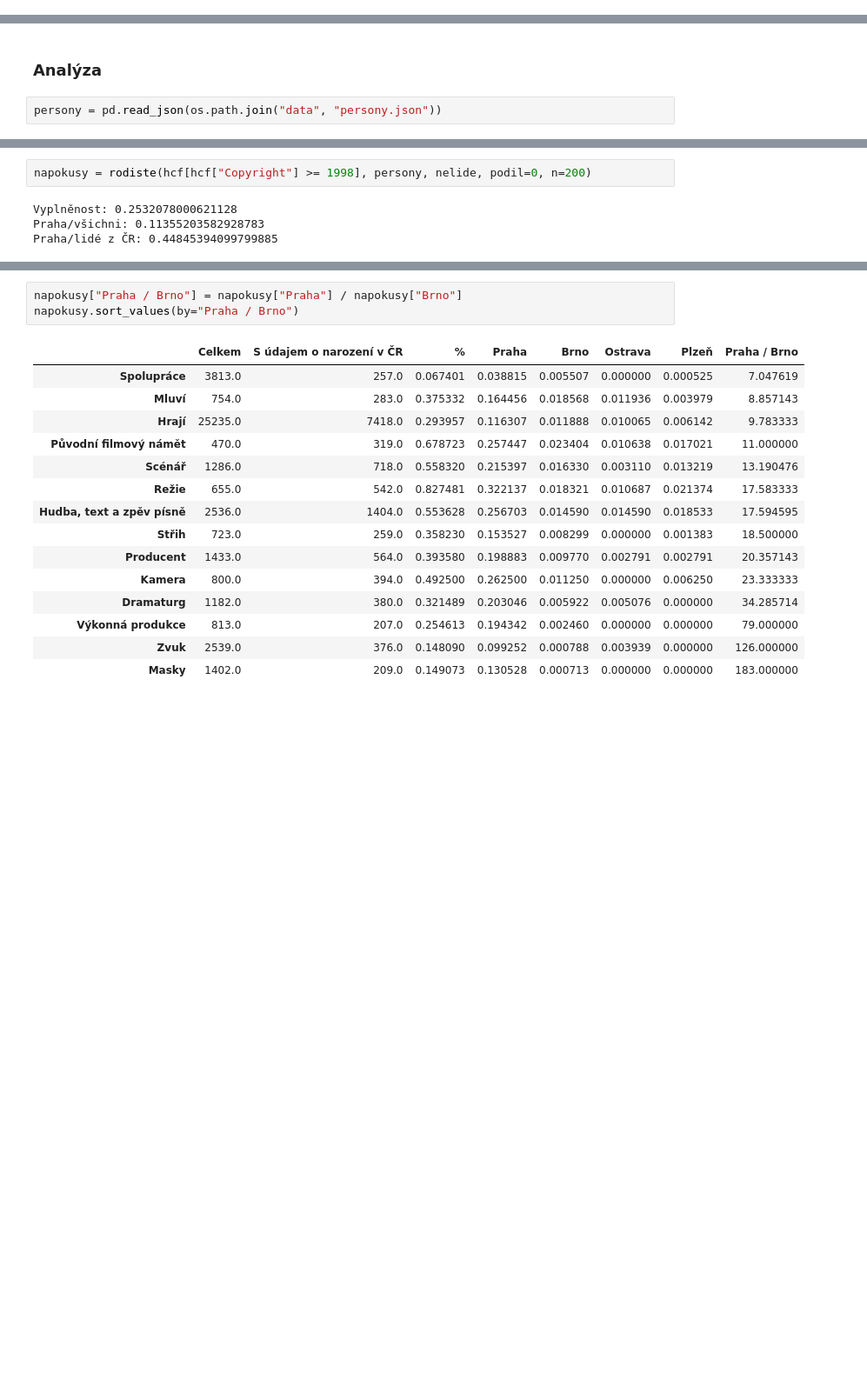
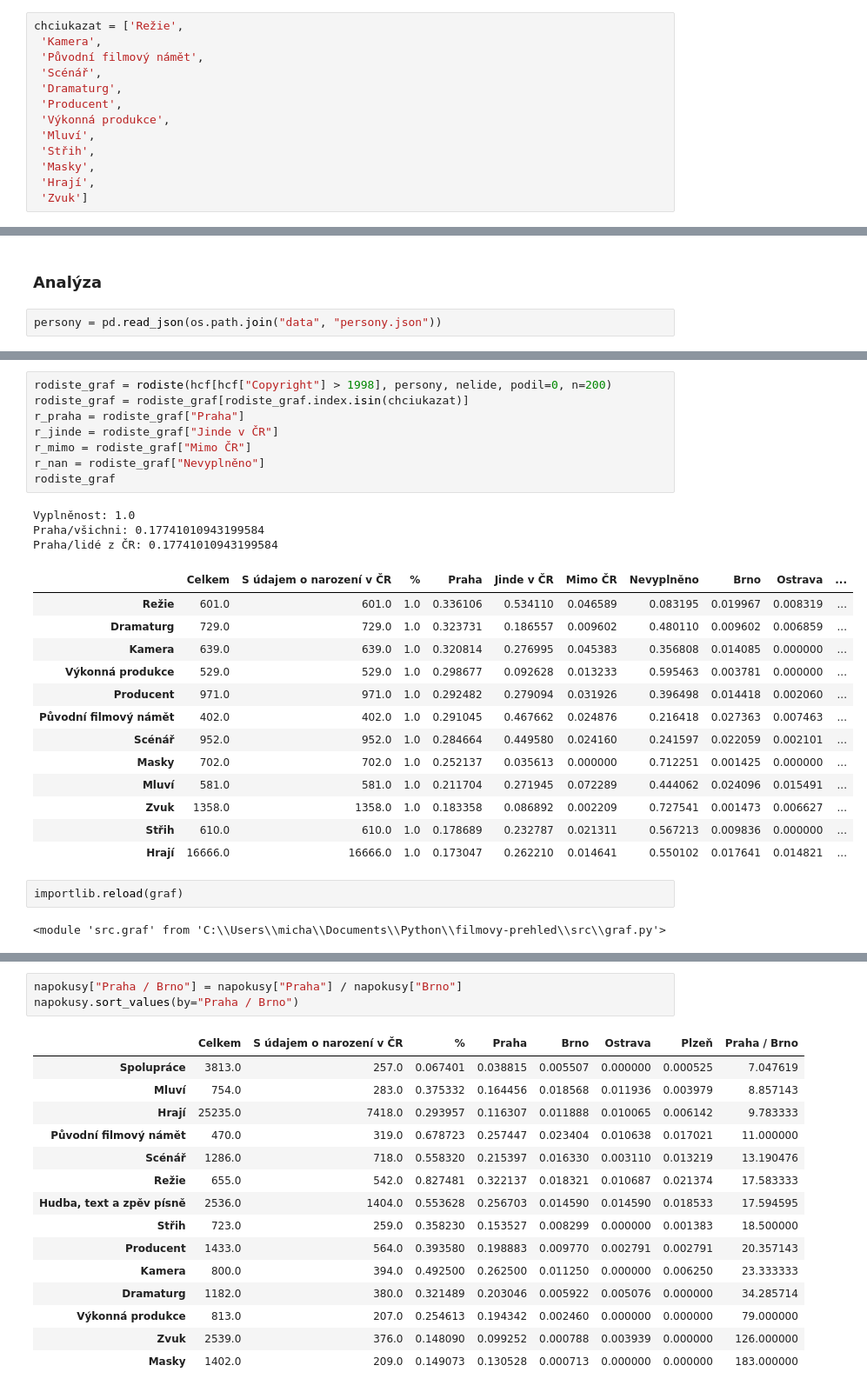
Before and after one commit to DataRozhlas/filmovy-prehled, a Jupyter notebook: 904 demografie a diverzita.ipynb, the cells around one changed output, grey strips where cells are left out. Shown at 87% size. Cells and saved outputs as stored; diff of their text form; blank space fills up the shorter version.

```diff
--- a/904 demografie a diverzita.ipynb
+++ b/904 demografie a diverzita.ipynb
@@ -749,0 +745,13 @@ profesni_pomery(hcf[hcf["Copyright"] >= 1998], fyzicke, prvni=False)
+# %%
+chciukazat = ['Režie',
+ 'Kamera',
+ 'Původní filmový námět',
+ 'Scénář',
+ 'Dramaturg',
+ 'Producent',
+ 'Výkonná produkce',
+ 'Mluví',
+ 'Střih',
+ 'Masky',
+ 'Hrají',
+ 'Zvuk']
@@ -1127,6 +1178,29 @@ Praha/lidé z ČR: 0.44845394099799885
 # %%
-napokusy = rodiste(hcf[hcf["Copyright"] >= 1998], persony, nelide, podil=0, n=200)
+rodiste_graf = rodiste(hcf[hcf["Copyright"] > 1998], persony, nelide, podil=0, n=200)
+rodiste_graf = rodiste_graf[rodiste_graf.index.isin(chciukazat)]
+r_praha = rodiste_graf["Praha"]
+r_jinde = rodiste_graf["Jinde v ČR"]
+r_mimo = rodiste_graf["Mimo ČR"]
+r_nan = rodiste_graf["Nevyplněno"]
+rodiste_graf
 # %% [output]
-Vyplněnost: 0.2532078000621128
-Praha/všichni: 0.11355203582928783
-Praha/lidé z ČR: 0.44845394099799885
+Vyplněnost: 1.0
+Praha/všichni: 0.17741010943199584
+Praha/lidé z ČR: 0.17741010943199584
+|  | Celkem | S údajem o narození v ČR | % | Praha | Jinde v ČR | Mimo ČR | Nevyplněno | Brno | Ostrava | ... |
+| Režie | 601.0 | 601.0 | 1.0 | 0.336106 | 0.534110 | 0.046589 | 0.083195 | 0.019967 | 0.008319 | ... |
+| Dramaturg | 729.0 | 729.0 | 1.0 | 0.323731 | 0.186557 | 0.009602 | 0.480110 | 0.009602 | 0.006859 | ... |
+| Kamera | 639.0 | 639.0 | 1.0 | 0.320814 | 0.276995 | 0.045383 | 0.356808 | 0.014085 | 0.000000 | ... |
+| Výkonná produkce | 529.0 | 529.0 | 1.0 | 0.298677 | 0.092628 | 0.013233 | 0.595463 | 0.003781 | 0.000000 | ... |
+| Producent | 971.0 | 971.0 | 1.0 | 0.292482 | 0.279094 | 0.031926 | 0.396498 | 0.014418 | 0.002060 | ... |
+| Původní filmový námět | 402.0 | 402.0 | 1.0 | 0.291045 | 0.467662 | 0.024876 | 0.216418 | 0.027363 | 0.007463 | ... |
+| Scénář | 952.0 | 952.0 | 1.0 | 0.284664 | 0.449580 | 0.024160 | 0.241597 | 0.022059 | 0.002101 | ... |
+| Masky | 702.0 | 702.0 | 1.0 | 0.252137 | 0.035613 | 0.000000 | 0.712251 | 0.001425 | 0.000000 | ... |
+| Mluví | 581.0 | 581.0 | 1.0 | 0.211704 | 0.271945 | 0.072289 | 0.444062 | 0.024096 | 0.015491 | ... |
+| Zvuk | 1358.0 | 1358.0 | 1.0 | 0.183358 | 0.086892 | 0.002209 | 0.727541 | 0.001473 | 0.006627 | ... |
+| Střih | 610.0 | 610.0 | 1.0 | 0.178689 | 0.232787 | 0.021311 | 0.567213 | 0.009836 | 0.000000 | ... |
+| Hrají | 16666.0 | 16666.0 | 1.0 | 0.173047 | 0.262210 | 0.014641 | 0.550102 | 0.017641 | 0.014821 | ... |
+# %%
+importlib.reload(graf)
+# %% [output]
+<module 'src.graf' from 'C:\\Users\\micha\\Documents\\Python\\filmovy-prehled\\src\\graf.py'>
```
Also changed, not shown: parts of 30 cells of this notebook, 8 other files.
